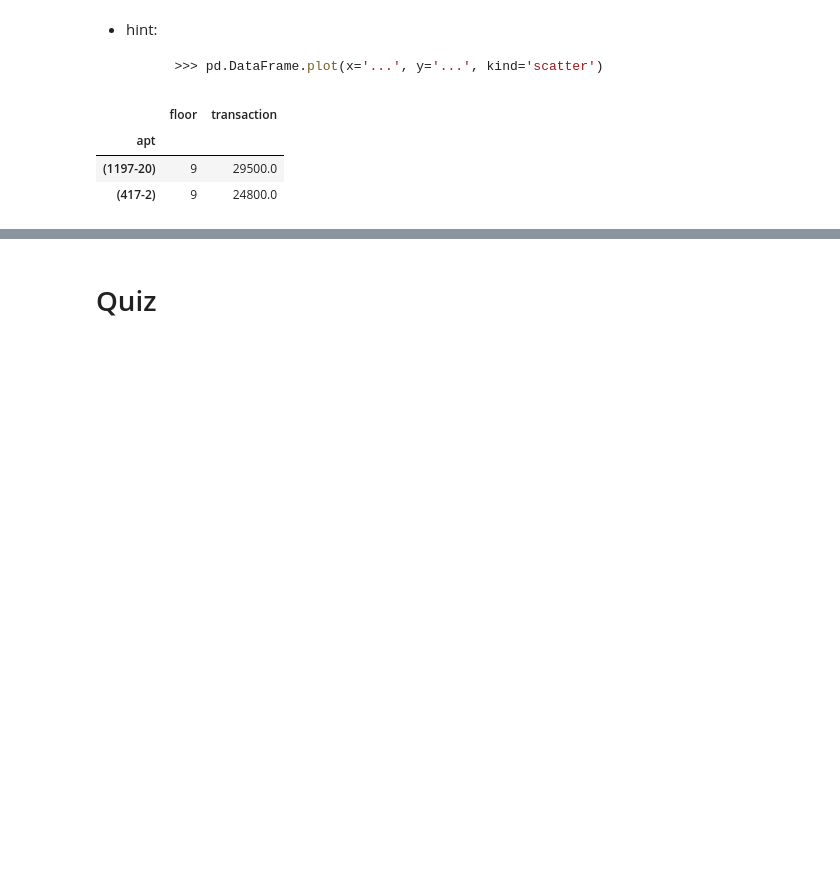
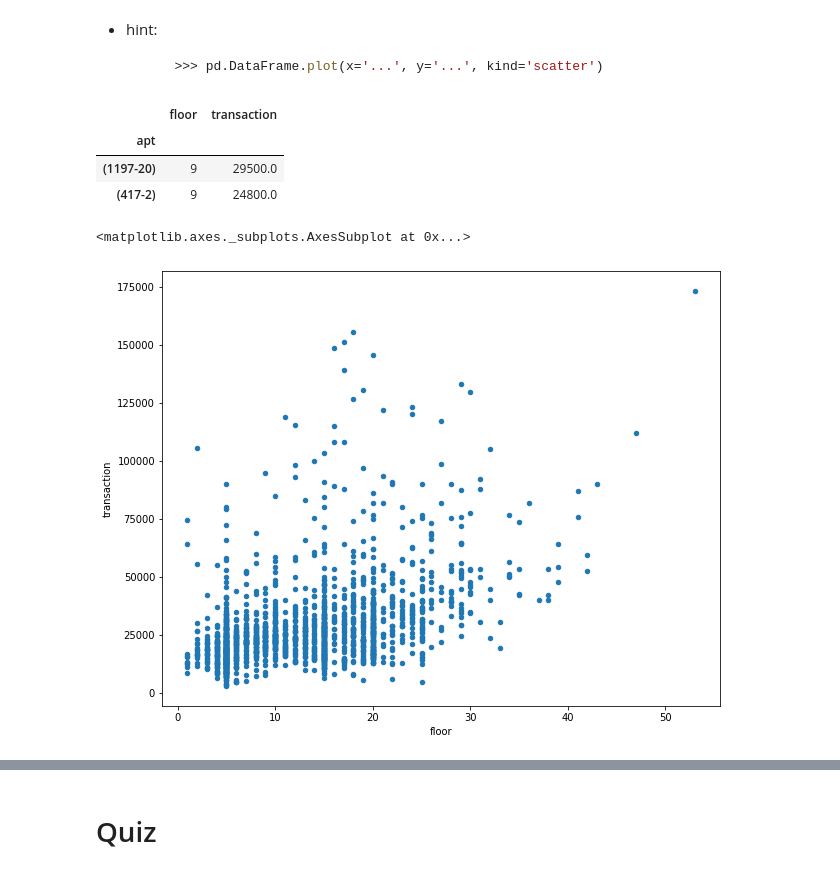
Before and after one commit to gyeonh/Data_analysis, a Jupyter notebook: course3.ipynb, the cells around one changed output, grey strips where cells are left out. Saved outputs shown, nothing was run; the diff lists cells and outputs as text; code cells hidden in the pictures; blank space fills up the shorter version.

```diff
--- a/course3.ipynb
+++ b/course3.ipynb
@@ -309 +581,6 @@ tmp_df.head(2)
+# %%
+relation_df.plot(x='floor', y='transaction', kind='scatter', figsize=(10, 8))
+# %% [output]
+<matplotlib.axes._subplots.AxesSubplot at 0x...>
+[figure, added]
 # %%
```
Also changed, not shown: parts of 170 cells of this notebook.
